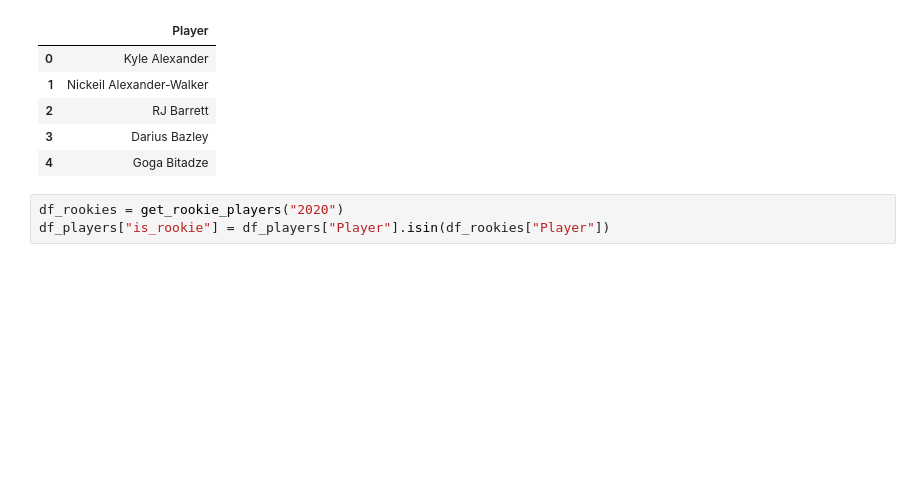
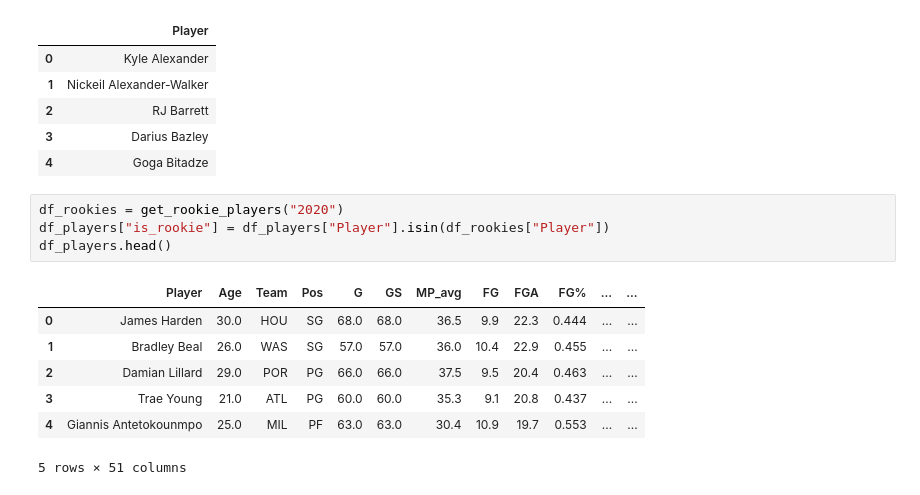
Before and after one commit to Mateo755/PROJECT-NBA_Awards_Prediction, a Jupyter notebook: nba_data.ipynb, the cells around one changed output. Saved outputs shown, nothing was run; the diff lists cells and outputs as text; blank space fills up the shorter version.

```diff
--- a/nba_data.ipynb
+++ b/nba_data.ipynb
@@ -96,3 +97,12 @@ df_rookies.head()
 # %%
 df_rookies = get_rookie_players("2020")
 df_players["is_rookie"] = df_players["Player"].isin(df_rookies["Player"])
+df_players.head()
+# %% [output]
+|  | Player | Age | Team | Pos | G | GS | MP_avg | FG | FGA | FG% | ... | ... |
+| 0 | James Harden | 30.0 | HOU | SG | 68.0 | 68.0 | 36.5 | 9.9 | 22.3 | 0.444 | ... | ... |
+| 1 | Bradley Beal | 26.0 | WAS | SG | 57.0 | 57.0 | 36.0 | 10.4 | 22.9 | 0.455 | ... | ... |
+| 2 | Damian Lillard | 29.0 | POR | PG | 66.0 | 66.0 | 37.5 | 9.5 | 20.4 | 0.463 | ... | ... |
+| 3 | Trae Young | 21.0 | ATL | PG | 60.0 | 60.0 | 35.3 | 9.1 | 20.8 | 0.437 | ... | ... |
+| 4 | Giannis Antetokounmpo | 25.0 | MIL | PF | 63.0 | 63.0 | 30.4 | 10.9 | 19.7 | 0.553 | ... | ... |
+5 rows × 51 columns
```
Also changed, not shown: parts of 6 cells of this notebook, 2 other files.
